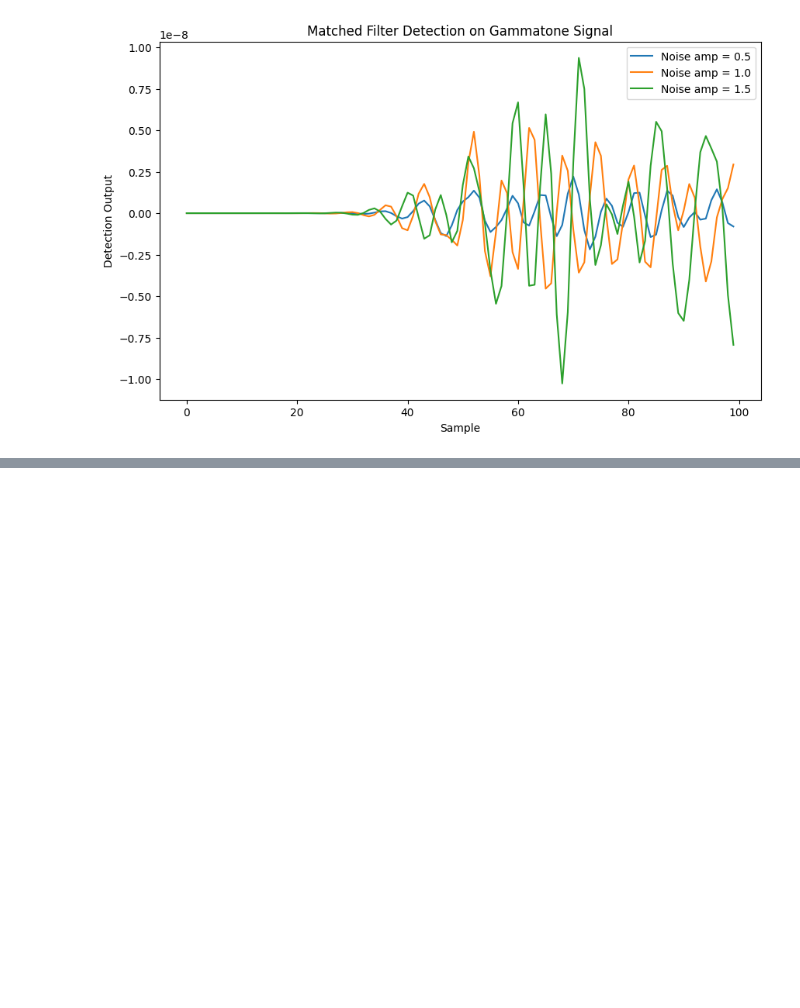
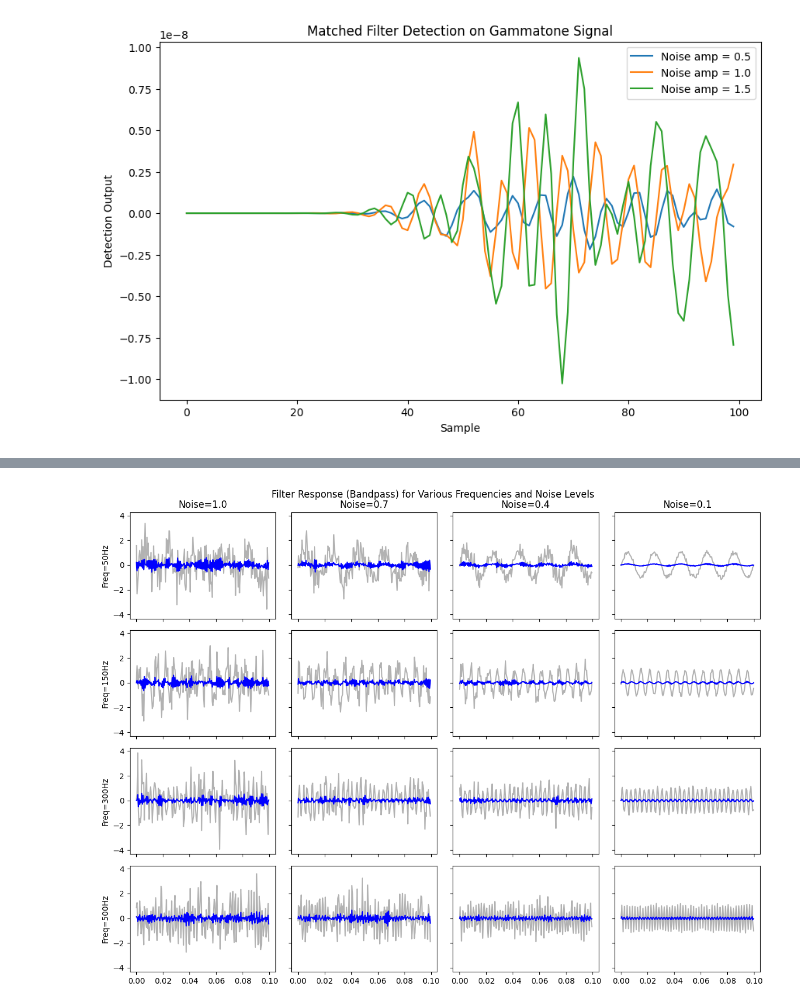
Before and after one commit to RyanL72/CSDS_364, a Jupyter notebook: Assignment_A3b/A3b_rhl72.ipynb, the cells around one changed output, grey strips where cells are left out. Cells and saved outputs as stored; diff of their text form; code cells hidden in the pictures; blank space fills up the shorter version.

```diff
--- a/Assignment_A3b/A3b_rhl72.ipynb
+++ b/Assignment_A3b/A3b_rhl72.ipynb
@@ -353,0 +443,26 @@ plt.show()
+# %%
+# Question : Characterizing the filter response (4x4 grid of subplots)
+
+# Define frequency and noise levels
+freqs = [50, 150, 300, 500]  # Hz
+noise_levels = [1.0, 0.7, 0.4, 0.1]  # Noise amplitudes
+
+fig, axes = plt.subplots(4, 4, figsize=(12, 10), sharex=True, sharey=True)
+
+for i, f in enumerate(freqs):
+    for j, noise_amp in enumerate(noise_levels):
+        t = np.linspace(0, duration, N, endpoint=False)
+        sine_noisy = np.sin(2 * np.pi * f * t) + noise_amp * np.random.randn(N)
+        y_filtered = filterIIR(sine_noisy, a_band, b_band)
+        axes[i, j].plot(t, sine_noisy, label="Input", color='gray', alpha=0.6)
+        axes[i, j].plot(t, y_filtered, label="Filtered", color='blue')
+        if i == 0:
+            axes[i, j].set_title(f"Noise={noise_amp}")
+        if j == 0:
+            axes[i, j].set_ylabel(f"Freq={f}Hz")
+
+plt.suptitle("Filter Response (Bandpass) for Various Frequencies and Noise Levels", y=0.92)
+plt.tight_layout(rect=[0, 0.03, 1, 0.95])
+plt.show()
+# %% [output]
+[figure, added]
```
Also changed, not shown: parts of 11 cells of this notebook.
